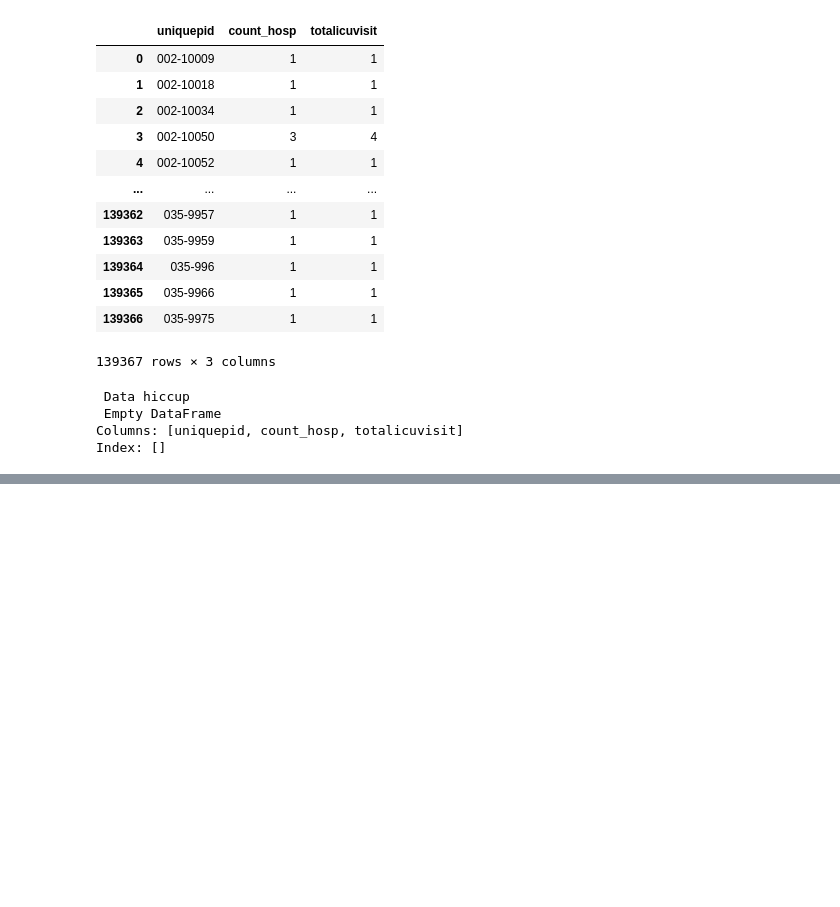
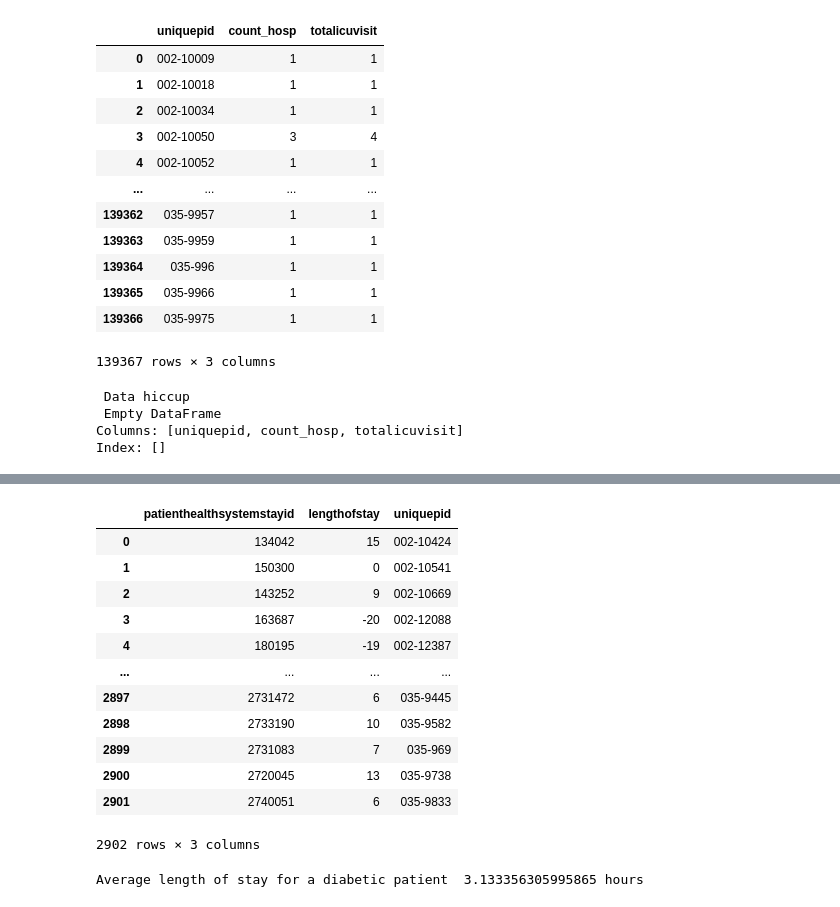
Before and after one commit to sumaiya08/clinical-decision-support, a Jupyter notebook: EDA.ipynb, the cells around one changed output, grey strips where cells are left out. Saved outputs shown, nothing was run; the diff lists cells and outputs as text; code cells hidden in the pictures; blank space fills up the shorter version.

```diff
--- a/EDA.ipynb
+++ b/EDA.ipynb
@@ -273,0 +337,20 @@ Index: []
+# %%
+stay_diab
+# %% [output]
+|  | patienthealthsystemstayid | lengthofstay | uniquepid |
+| 0 | 134042 | 15 | 002-10424 |
+| 1 | 150300 | 0 | 002-10541 |
+| 2 | 143252 | 9 | 002-10669 |
+| 3 | 163687 | -20 | 002-12088 |
+| 4 | 180195 | -19 | 002-12387 |
+| ... | ... | ... | ... |
+| 2897 | 2731472 | 6 | 035-9445 |
+| 2898 | 2733190 | 10 | 035-9582 |
+| 2899 | 2731083 | 7 | 035-969 |
+| 2900 | 2720045 | 13 | 035-9738 |
+| 2901 | 2740051 | 6 | 035-9833 |
+2902 rows × 3 columns
+# %%
+print('Average length of stay for a diabetic patient ',stay_diab['lengthofstay'].mean(),'hours')
+# %% [output]
+Average length of stay for a diabetic patient  3.133356305995865 hours
```
Also changed, not shown: parts of 10 cells of this notebook.
